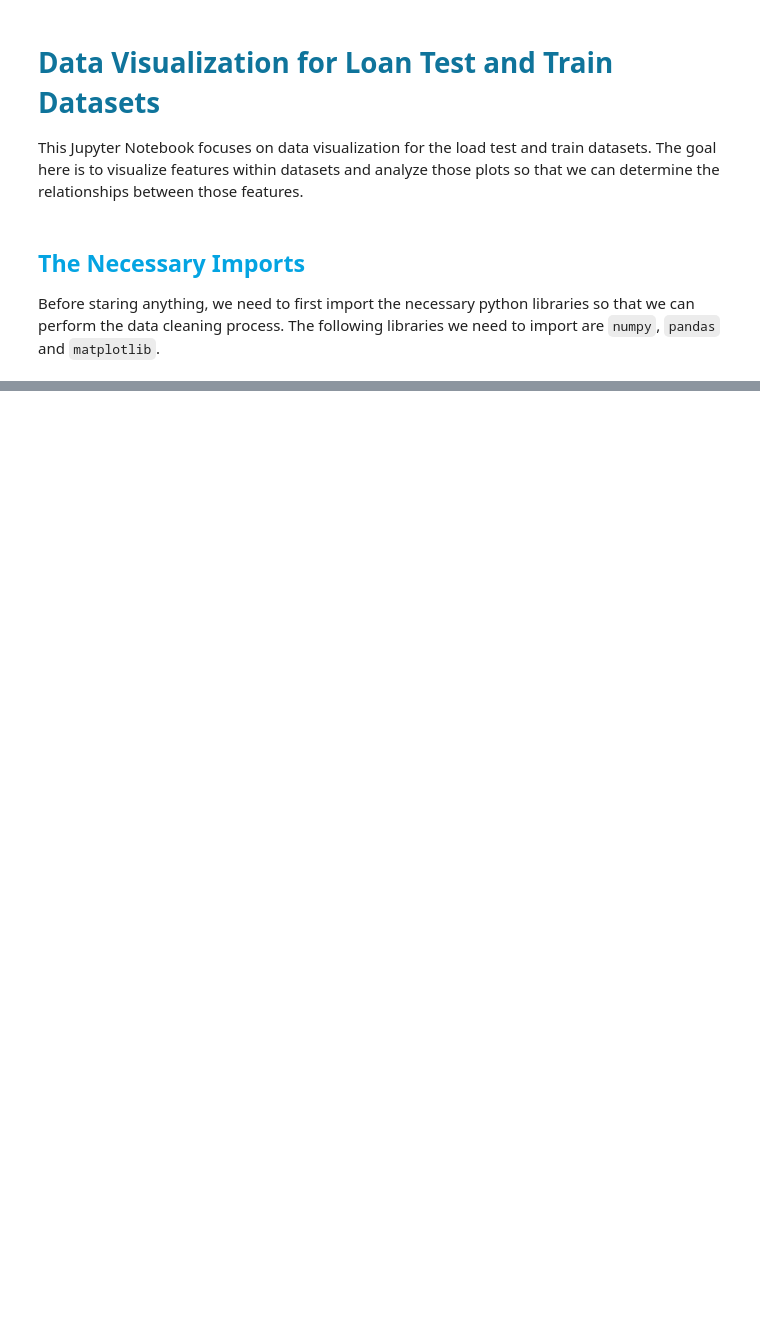
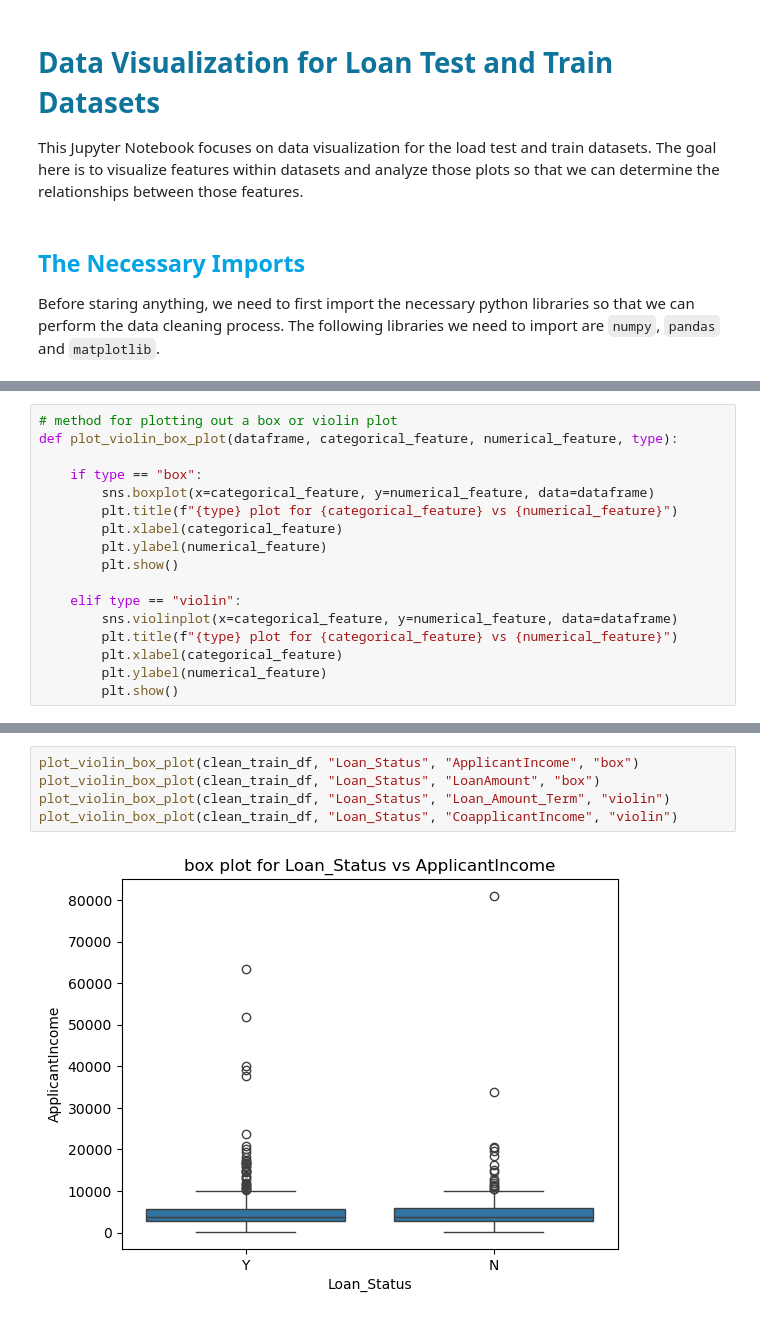
Before and after one commit to chowdhuryj-github/MilwaukeeFUSE25, a Jupyter notebook: visualization/visualize_loan_test_train.ipynb, the cells around one changed output, grey strips where cells are left out. Saved outputs shown, nothing was run; the diff lists cells and outputs as text; blank space fills up the shorter version.

```diff
--- a/visualization/visualize_loan_test_train.ipynb
+++ b/visualization/visualize_loan_test_train.ipynb
@@ -63,0 +113,17 @@ None
+# %%
+# method for plotting out a box or violin plot
+def plot_violin_box_plot(dataframe, categorical_feature, numerical_feature, type):
+
+    if type == "box":
+        sns.boxplot(x=categorical_feature, y=numerical_feature, data=dataframe)
+        plt.title(f"{type} plot for {categorical_feature} vs {numerical_feature}")
+        plt.xlabel(categorical_feature)
+        plt.ylabel(numerical_feature)
+        plt.show()
+
+    elif type == "violin":
+        sns.violinplot(x=categorical_feature, y=numerical_feature, data=dataframe)
+        plt.title(f"{type} plot for {categorical_feature} vs {numerical_feature}")
+        plt.xlabel(categorical_feature)
+        plt.ylabel(numerical_feature)
+        plt.show()
@@ -63,0 +133,7 @@ None
+# %%
+plot_violin_box_plot(clean_train_df, "Loan_Status", "ApplicantIncome", "box")
+plot_violin_box_plot(clean_train_df, "Loan_Status", "LoanAmount", "box")
+plot_violin_box_plot(clean_train_df, "Loan_Status", "Loan_Amount_Term", "violin")
+plot_violin_box_plot(clean_train_df, "Loan_Status", "CoapplicantIncome", "violin")
+# %% [output]
+[figure, added]
```
Also changed, not shown: parts of 13 cells of this notebook, 7 other files.
